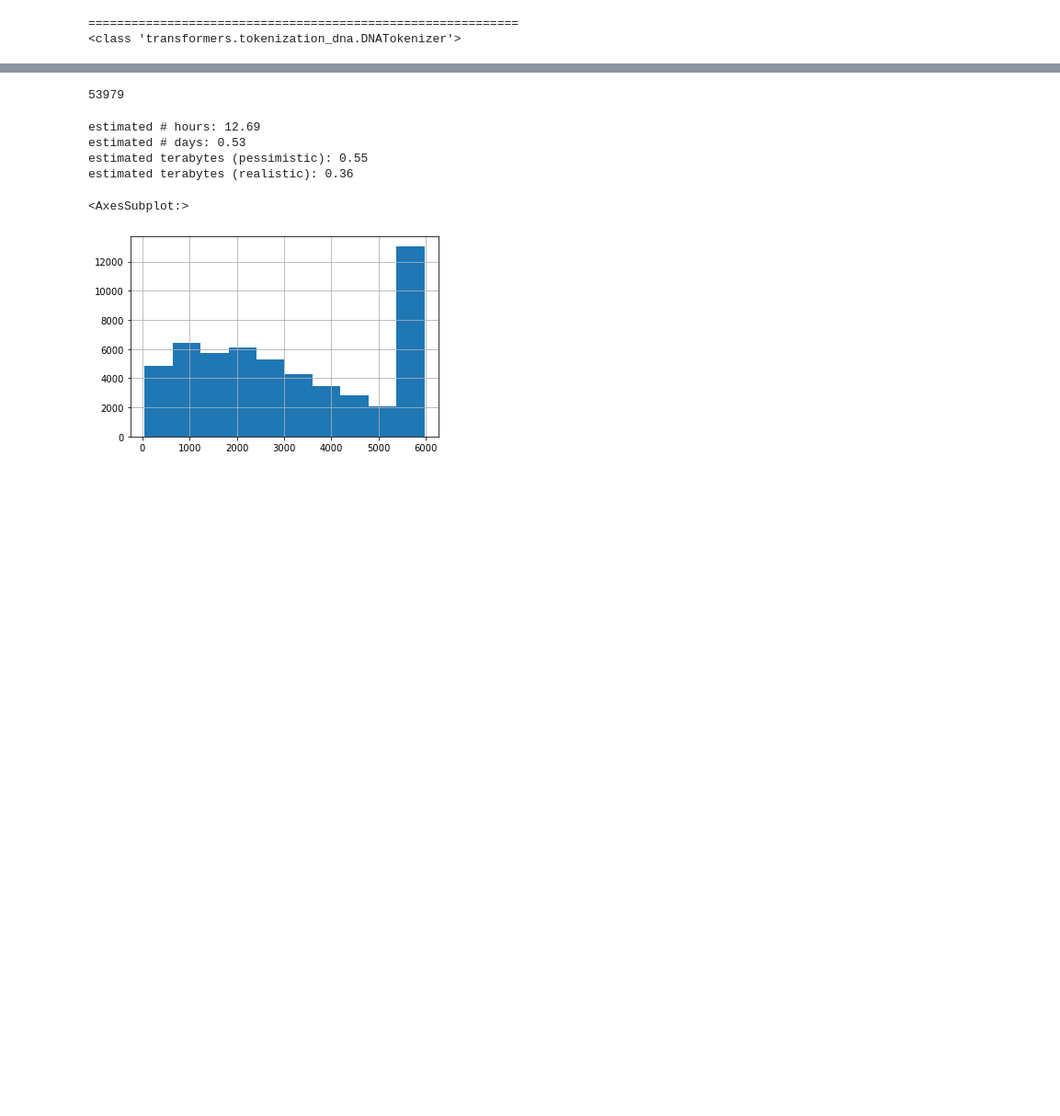
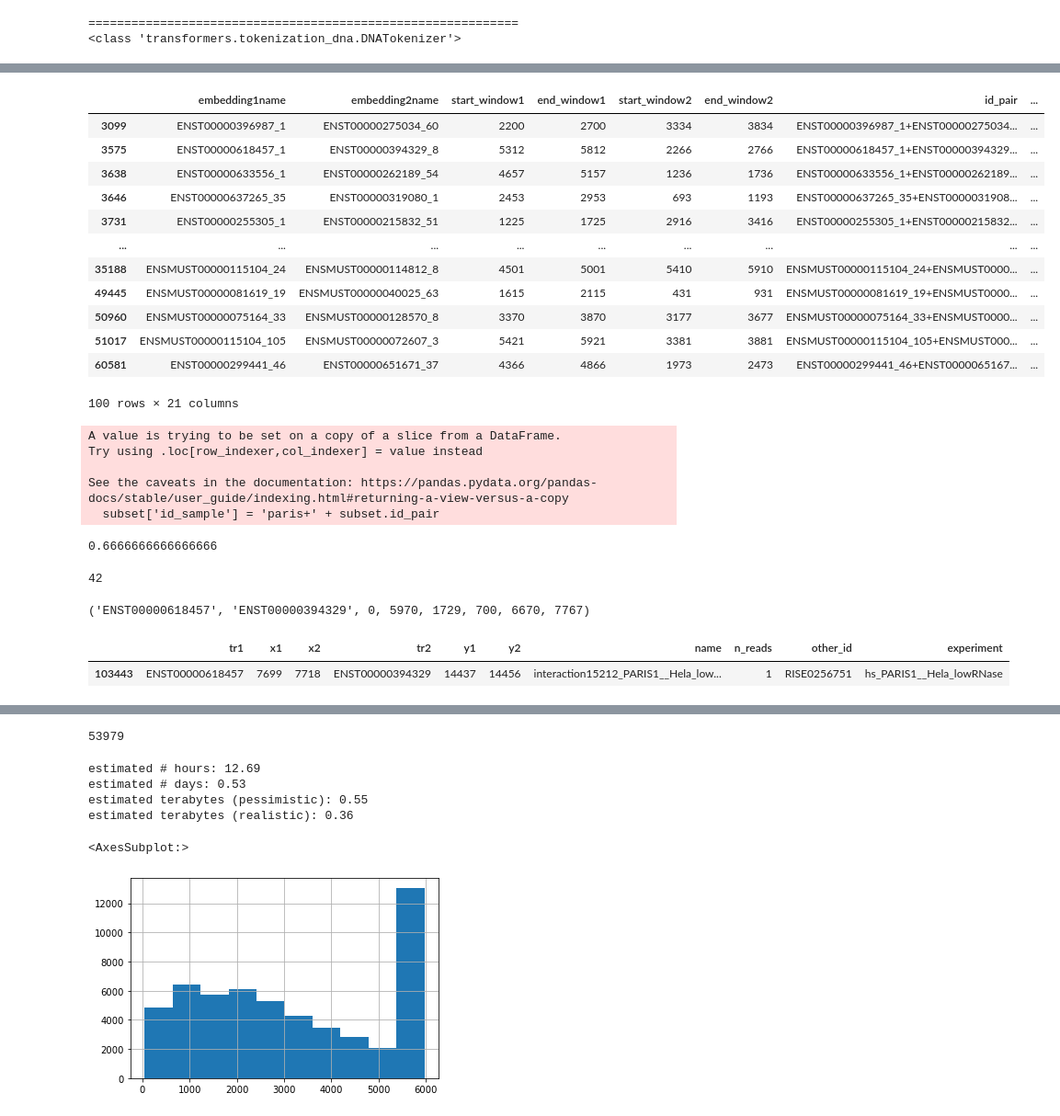
Before and after one commit to giorgiobini/RIME, a Jupyter notebook: src/check_predictions_with_adri.ipynb, the cells around one changed output, grey strips where cells are left out. Shown at 92% size. Cells and saved outputs as stored; diff of their text form; code cells hidden in the pictures; blank space fills up the shorter version.

```diff
--- a/src/check_predictions_with_adri.ipynb
+++ b/src/check_predictions_with_adri.ipynb
@@ -32,0 +589,47 @@ if its_jupyter_notebook:
+# %%
+#I keep the ones with the same order
+df = df[(df.transcript1 + '_' + df.transcript2).isin(found)]
+# %%
+diz = {}
+for idx, row in tqdm(df.iterrows(), total = df.shape[0]):
+    tr1, tr2 = row.transcript1, row.transcript2
+    x1,x2,y1,y2 = row.start_emb1, row.end_emb1, row.start_emb2, row.end_emb2
+
+    all_interactions = paris_exp[(paris_exp['tr1'] == tr1)&(paris_exp['tr2'] == tr2)]
+    assert all_interactions.shape[0] > 0
+
+    distances_x = []
+    distances_y = []
+    for _, df_row in all_interactions.iterrows():
+        distances_x.append(
+            min_distance([x1,x2], [df_row.x1,df_row.x2])
+        )
+        distances_y.append(
+            min_distance([y1,y2], [df_row.y1,df_row.y2])
+        )
+
+    distance_x = min(distances_x)
+    distance_y = min(distances_y)
+
+    diz[idx] = {'distance_x':distance_x, 'distance_y':distance_y}
+# %%
+distances = pd.DataFrame.from_dict(diz, orient = 'index')
+# %%
+final_hn = pd.concat([df, distances], axis = 1)
+subset = final_hn[(final_hn.distance_x>0) & (final_hn.distance_y>0)]
+# %%
+subset
+# %% [output]
+|  | embedding1name | embedding2name | start_window1 | end_window1 | start_window2 | end_window2 | id_pair | ... |
+| 3099 | ENST00000396987_1 | ENST00000275034_60 | 2200 | 2700 | 3334 | 3834 | ENST00000396987_1+ENST00000275034... | ... |
+| 3575 | ENST00000618457_1 | ENST00000394329_8 | 5312 | 5812 | 2266 | 2766 | ENST00000618457_1+ENST00000394329... | ... |
+| 3638 | ENST00000633556_1 | ENST00000262189_54 | 4657 | 5157 | 1236 | 1736 | ENST00000633556_1+ENST00000262189... | ... |
+| 3646 | ENST00000637265_35 | ENST00000319080_1 | 2453 | 2953 | 693 | 1193 | ENST00000637265_35+ENST0000031908... | ... |
+| 3731 | ENST00000255305_1 | ENST00000215832_51 | 1225 | 1725 | 2916 | 3416 | ENST00000255305_1+ENST00000215832... | ... |
+| ... | ... | ... | ... | ... | ... | ... | ... | ... |
+| 35188 | ENSMUST00000115104_24 | ENSMUST00000114812_8 | 4501 | 5001 | 5410 | 5910 | ENSMUST00000115104_24+ENSMUST0000... | ... |
+| 49445 | ENSMUST00000081619_19 | ENSMUST00000040025_63 | 1615 | 2115 | 431 | 931 | ENSMUST00000081619_19+ENSMUST0000... | ... |
+| 50960 | ENSMUST00000075164_33 | ENSMUST00000128570_8 | 3370 | 3870 | 3177 | 3677 | ENSMUST00000075164_33+ENSMUST0000... | ... |
+| 51017 | ENSMUST00000115104_105 | ENSMUST00000072607_3 | 5421 | 5921 | 3381 | 3881 | ENSMUST00000115104_105+ENSMUST000... | ... |
+| 60581 | ENST00000299441_46 | ENST00000651671_37 | 4366 | 4866 | 1973 | 2473 | ENST00000299441_46+ENST0000065167... | ... |
+100 rows × 21 columns
@@ -32,0 +638,26 @@ if its_jupyter_notebook:
+# %%
+subset['id_sample'] = 'paris+' + subset.id_pair
+# %% [output]
+A value is trying to be set on a copy of a slice from a DataFrame.
+Try using .loc[row_indexer,col_indexer] = value instead
+
+See the caveats in the documentation: https://pandas.pydata.org/pandas-docs/stable/user_guide/indexing.html#returning-a-view-versus-a-copy
+  subset['id_sample'] = 'paris+' + subset.id_pair
+# %%
+paris_exp['w'] = paris_exp.x2 - paris_exp.x1
+paris_exp['h'] = paris_exp.y2 - paris_exp.y1
+hq = paris_exp[(paris_exp.w > 20) & (paris_exp.h > 20)]
+subset = subset[(subset.transcript1 + '_' + subset.transcript2).isin(set(hq.tr1 + '_' + hq.tr2))]
+subset = pred.merge(subset, on = 'id_sample')
+(subset.probability<0.5).sum()/subset.shape[0]
+# %% [output]
+0.6666666666666666
+# %%
+subset.shape[0]
+# %% [output]
+42
+# %%
+row = subset.iloc[1]
+row.transcript1, row.transcript2, row.start_emb1, row.end_emb1, row.distance_x, row.start_emb2, row.end_emb2, row.distance_y
+# %% [output]
+('ENST00000618457', 'ENST00000394329', 0, 5970, 1729, 700, 6670, 7767)
@@ -32,0 +666,5 @@ if its_jupyter_notebook:
+# %%
+all_interactions
+# %% [output]
+|  | tr1 | x1 | x2 | tr2 | y1 | y2 | name | n_reads | other_id | experiment |
+| 103443 | ENST00000618457 | 7699 | 7718 | ENST00000394329 | 14437 | 14456 | interaction15212_PARIS1__Hela_low... | 1 | RISE0256751 | hs_PARIS1__Hela_lowRNase |
```
Also changed, not shown: parts of 72 cells of this notebook.
